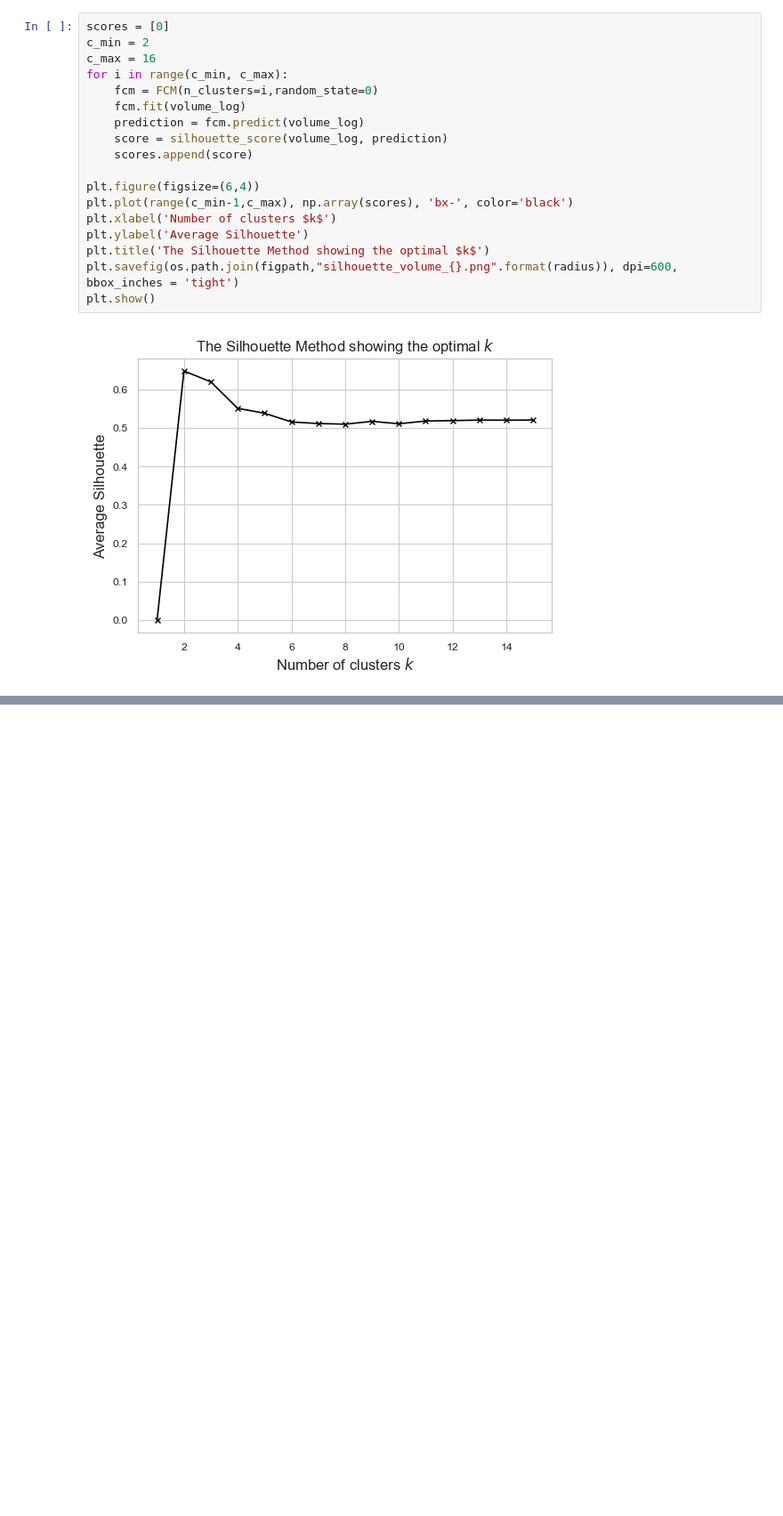
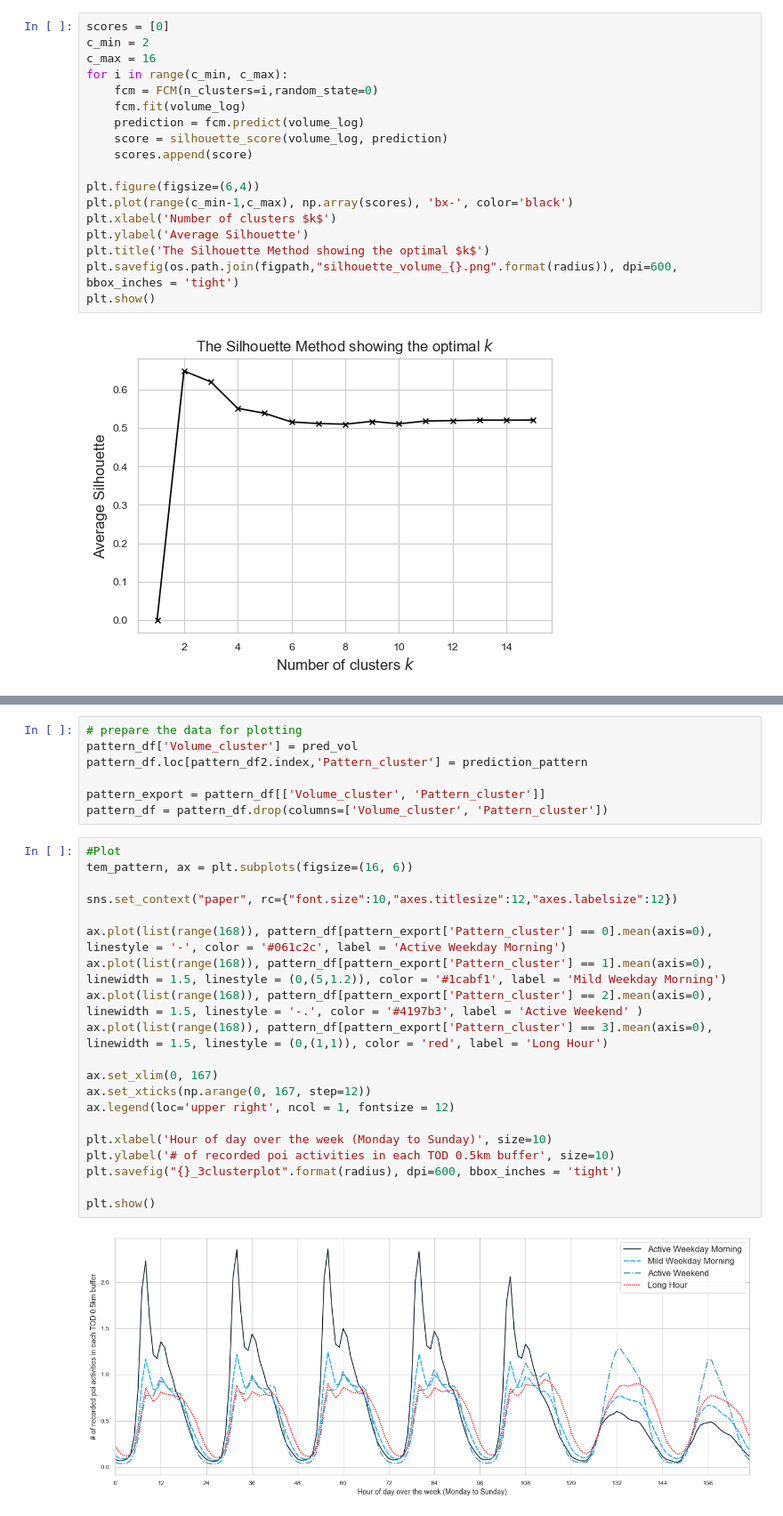
Before and after one commit to brookefzy/pitaya, a Jupyter notebook: ClusterSpacewithMobility/02_lab.ipynb, the cells around one changed output, grey strips where cells are left out. Shown at 89% size. Cells and saved outputs as stored; diff of their text form; blank space fills up the shorter version.

```diff
--- a/ClusterSpacewithMobility/02_lab.ipynb
+++ b/ClusterSpacewithMobility/02_lab.ipynb
@@ -349,0 +407,29 @@ plt.show()
+# %%
+# prepare the data for plotting
+pattern_df['Volume_cluster'] = pred_vol
+pattern_df.loc[pattern_df2.index,'Pattern_cluster'] = prediction_pattern
+
+pattern_export = pattern_df[['Volume_cluster', 'Pattern_cluster']]
+pattern_df = pattern_df.drop(columns=['Volume_cluster', 'Pattern_cluster'])
+# %%
+#Plot
+tem_pattern, ax = plt.subplots(figsize=(16, 6))
+
+sns.set_context("paper", rc={"font.size":10,"axes.titlesize":12,"axes.labelsize":12})
+
+ax.plot(list(range(168)), pattern_df[pattern_export['Pattern_cluster'] == 0].mean(axis=0), linestyle = '-', color = '#061c2c', label = 'Active Weekday Morning')
+ax.plot(list(range(168)), pattern_df[pattern_export['Pattern_cluster'] == 1].mean(axis=0), linewidth = 1.5, linestyle = (0,(5,1.2)), color = '#1cabf1', label = 'Mild Weekday Morning')
+ax.plot(list(range(168)), pattern_df[pattern_export['Pattern_cluster'] == 2].mean(axis=0), linewidth = 1.5, linestyle = '-.', color = '#4197b3', label = 'Active Weekend' )
+ax.plot(list(range(168)), pattern_df[pattern_export['Pattern_cluster'] == 3].mean(axis=0), linewidth = 1.5, linestyle = (0,(1,1)), color = 'red', label = 'Long Hour')
+
+ax.set_xlim(0, 167)
+ax.set_xticks(np.arange(0, 167, step=12))
+ax.legend(loc='upper right', ncol = 1, fontsize = 12)
+
+plt.xlabel('Hour of day over the week (Monday to Sunday)', size=10)
+plt.ylabel('# of recorded poi activities in each TOD 0.5km buffer', size=10)
+plt.savefig("{}_3clusterplot".format(radius), dpi=600, bbox_inches = 'tight')
+
+plt.show()
+# %% [output]
+[figure, added]
```
Also changed, not shown: parts of 11 cells of this notebook, 5 other files.
